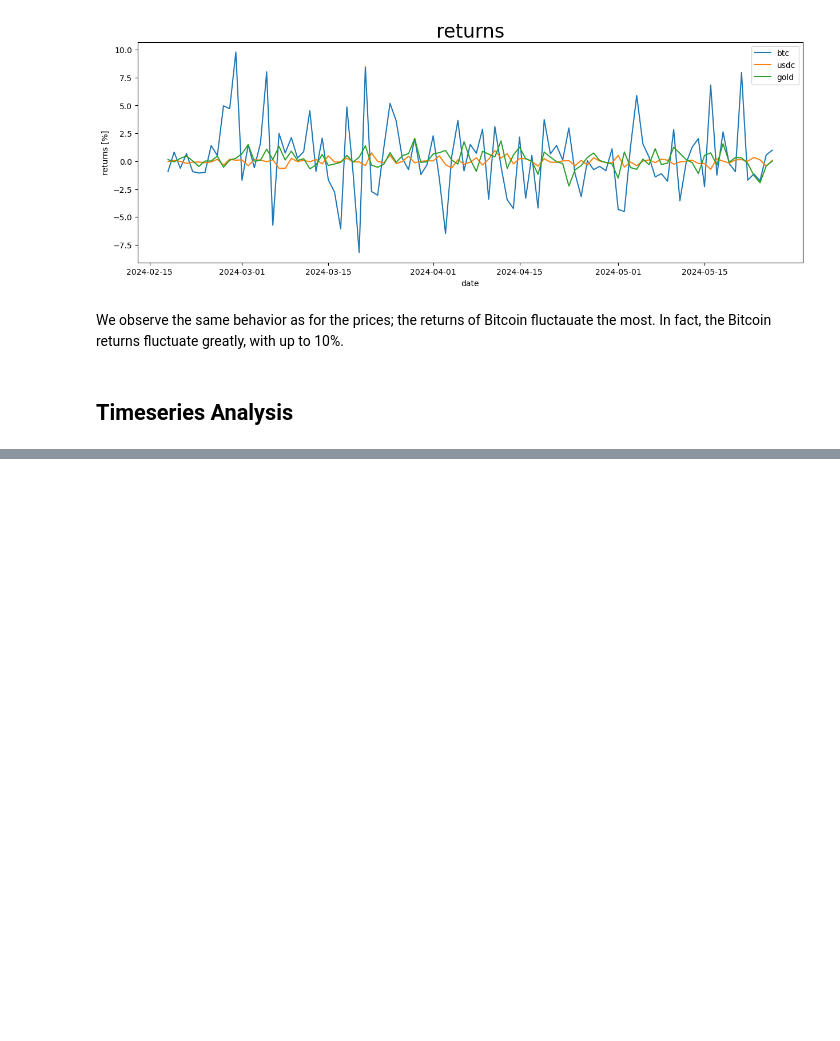
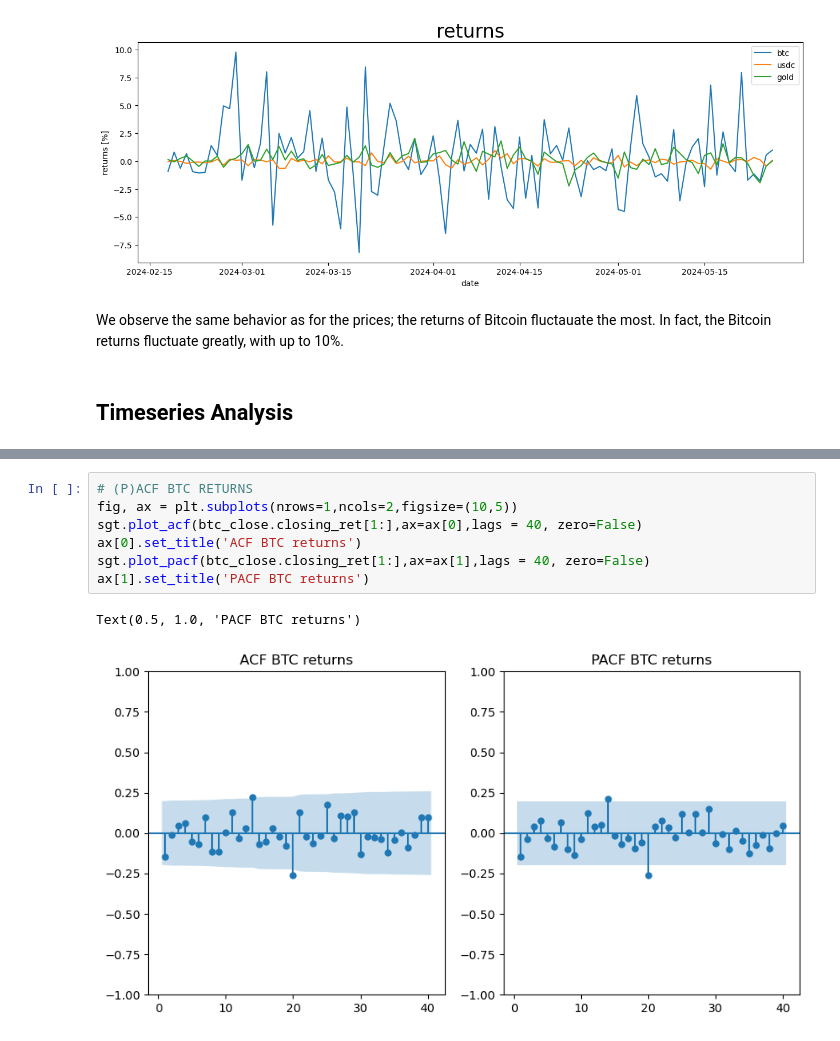
Before and after one commit to dHuberYoumans/time_series_analysis, a Jupyter notebook: time_series.ipynb, the cells around one changed output, grey strips where cells are left out. Cells and saved outputs as stored; diff of their text form; blank space fills up the shorter version.

```diff
--- a/time_series.ipynb
+++ b/time_series.ipynb
@@ -371,0 +251,10 @@ plt.tight_layout()
+# %%
+# (P)ACF BTC RETURNS
+fig, ax = plt.subplots(nrows=1,ncols=2,figsize=(10,5))
+sgt.plot_acf(btc_close.closing_ret[1:],ax=ax[0],lags = 40, zero=False)
+ax[0].set_title('ACF BTC returns')
+sgt.plot_pacf(btc_close.closing_ret[1:],ax=ax[1],lags = 40, zero=False)
+ax[1].set_title('PACF BTC returns')
+# %% [output]
+Text(0.5, 1.0, 'PACF BTC returns')
+[figure, added]
```
Also changed, not shown: parts of 45 cells of this notebook.
